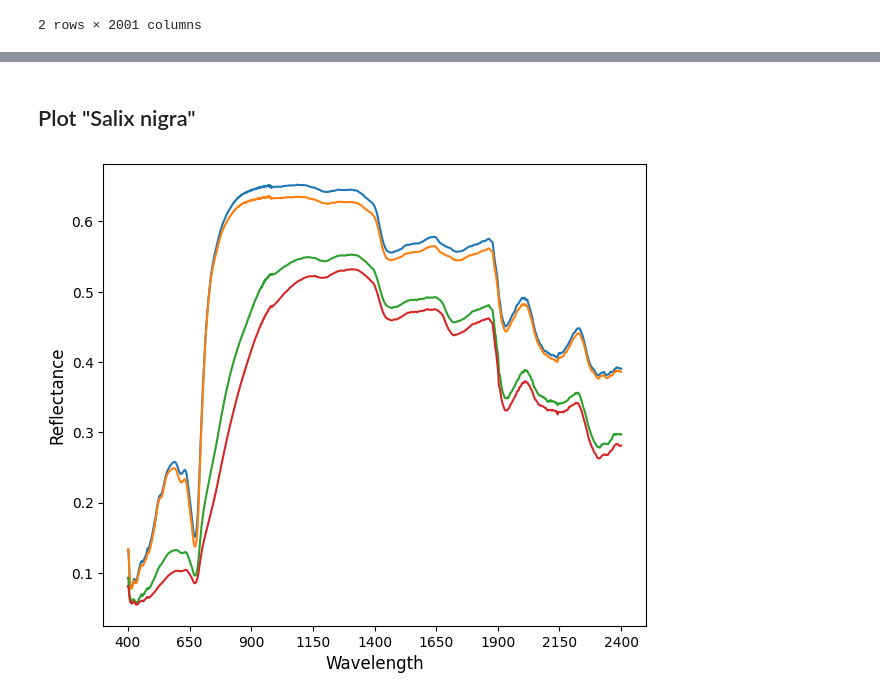
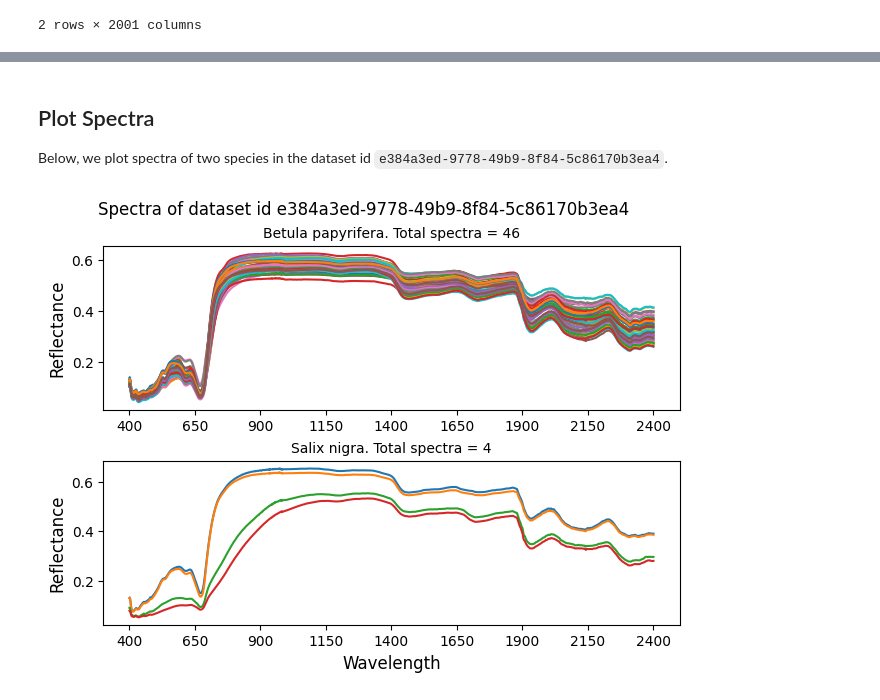
Before and after one commit to rupesh2/ecosis, a Jupyter notebook: ecosis_api.ipynb, the cells around one changed output, grey strips where cells are left out. Saved outputs shown, nothing was run; the diff lists cells and outputs as text; code cells hidden in the pictures.

```diff
--- a/ecosis_api.ipynb
+++ b/ecosis_api.ipynb
@@ -72,6 +74,9 @@ spectraurl = f"{baseurl}/spectra/search"
 
 # initialize pandas dataframe
 spectra_df = pd.DataFrame()
+
+# list of species
+spp_list = ["Salix nigra", "Betula papyrifera"]
 
 # the api only allows 100 items at a time
 # this loop is for pagination
@@ -87,7 +92,7 @@ for start in range(0, spectra_n+1, 100):
 
     for item in response.json()['items']:
         # keep only species that are of interest
-        if item['FullSpecies'] in ["Salix nigra", "Betula papyrifera"]:
+        if item['FullSpecies'] in spp_list:
             # getting spectra
             dummy_df = pd.json_normalize(item['datapoints']).apply(pd.to_numeric)
             # species name
@@ -117,10 +112,25 @@ plt.show()
-# %% [markdown]
-## Plot "Salix nigra"
-# %%
-# transpose and plot
-ax = spectra_df.loc['Salix nigra'].T.plot(figsize=(7, 6), legend=None)
-ax.set_ylabel('Reflectance', fontsize=12)
-ax.set_xlabel('Wavelength', fontsize=12)
-plt.show()
-# %% [output]
-[figure, removed]
+# %% [markdown]
+## Plot Spectra
+Below, we plot spectra of two species in the dataset id `e384a3ed-9778-49b9-8f84-5c86170b3ea4`.
+# %%
+fig, axs = plt.subplots(2, 1, constrained_layout=True)
+fig.suptitle(f"Spectra of dataset id {dataset_id[0]}", fontsize=12)
+
+# transpose and plot betula
+betula_df = spectra_df.loc[spp_list[1]]
+axs[0] = plt.subplot(211)
+betula_df.T.plot(ax=axs[0], legend=None)
+axs[0].set_ylabel('Reflectance', fontsize=12)
+axs[0].set_title(f"{spp_list[1]}. Total spectra = {len(betula_df.index)}", fontsize=10)
+
+# transpose and plot salix
+salix_df = spectra_df.loc[spp_list[0]]
+axs[1] = plt.subplot(212)
+salix_df.T.plot(ax=axs[1], legend=None)
+axs[1].set_ylabel('Reflectance', fontsize=12)
+axs[1].set_xlabel('Wavelength', fontsize=12)
+axs[1].set_title(f"{spp_list[0]}. Total spectra = {len(salix_df.index)}", fontsize=10)
+
+plt.show()
+# %% [output]
+[figure, added]
```
Also changed, not shown: parts of 9 cells of this notebook.
